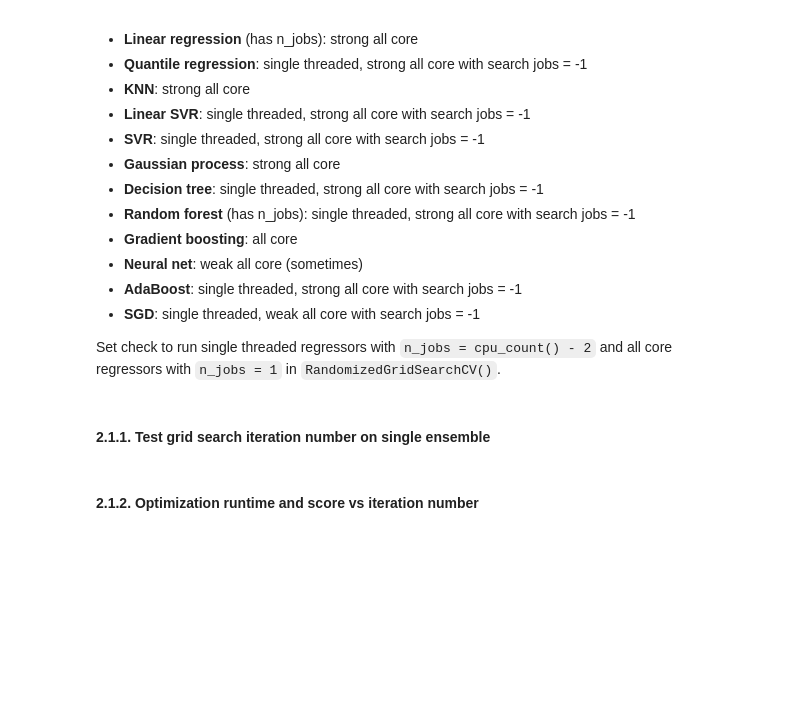
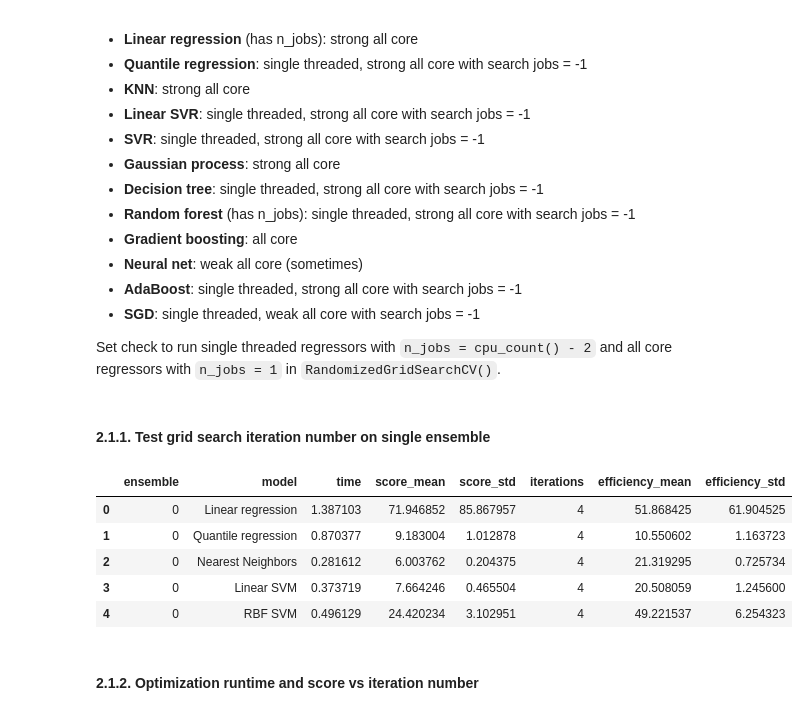
Before and after one commit to gperdrizet/ensembleswarm, a Jupyter notebook: examples/regression_calorie_burn.ipynb, the cells around one changed output. Saved outputs shown, nothing was run; the diff lists cells and outputs as text; code cells hidden in the pictures; blank space fills up the shorter version.

```diff
--- a/examples/regression_calorie_burn.ipynb
+++ b/examples/regression_calorie_burn.ipynb
@@ -159,6 +160,15 @@ if Path(results_file).is_file() is False:
 
 else:
     results_df = pd.read_csv(results_file)
+# %%
+results_df.head()
+# %% [output]
+|  | ensemble | model | time | score_mean | score_std | iterations | efficiency_mean | efficiency_std |
+| 0 | 0 | Linear regression | 1.387103 | 71.946852 | 85.867957 | 4 | 51.868425 | 61.904525 |
+| 1 | 0 | Quantile regression | 0.870377 | 9.183004 | 1.012878 | 4 | 10.550602 | 1.163723 |
+| 2 | 0 | Nearest Neighbors | 0.281612 | 6.003762 | 0.204375 | 4 | 21.319295 | 0.725734 |
+| 3 | 0 | Linear SVM | 0.373719 | 7.664246 | 0.465504 | 4 | 20.508059 | 1.245600 |
+| 4 | 0 | RBF SVM | 0.496129 | 24.420234 | 3.102951 | 4 | 49.221537 | 6.254323 |
 # %% [markdown]
 #### 2.1.2. Optimization runtime and score vs iteration number
 # %%
```
Also changed, not shown: parts of 17 cells of this notebook, 4 other files.
